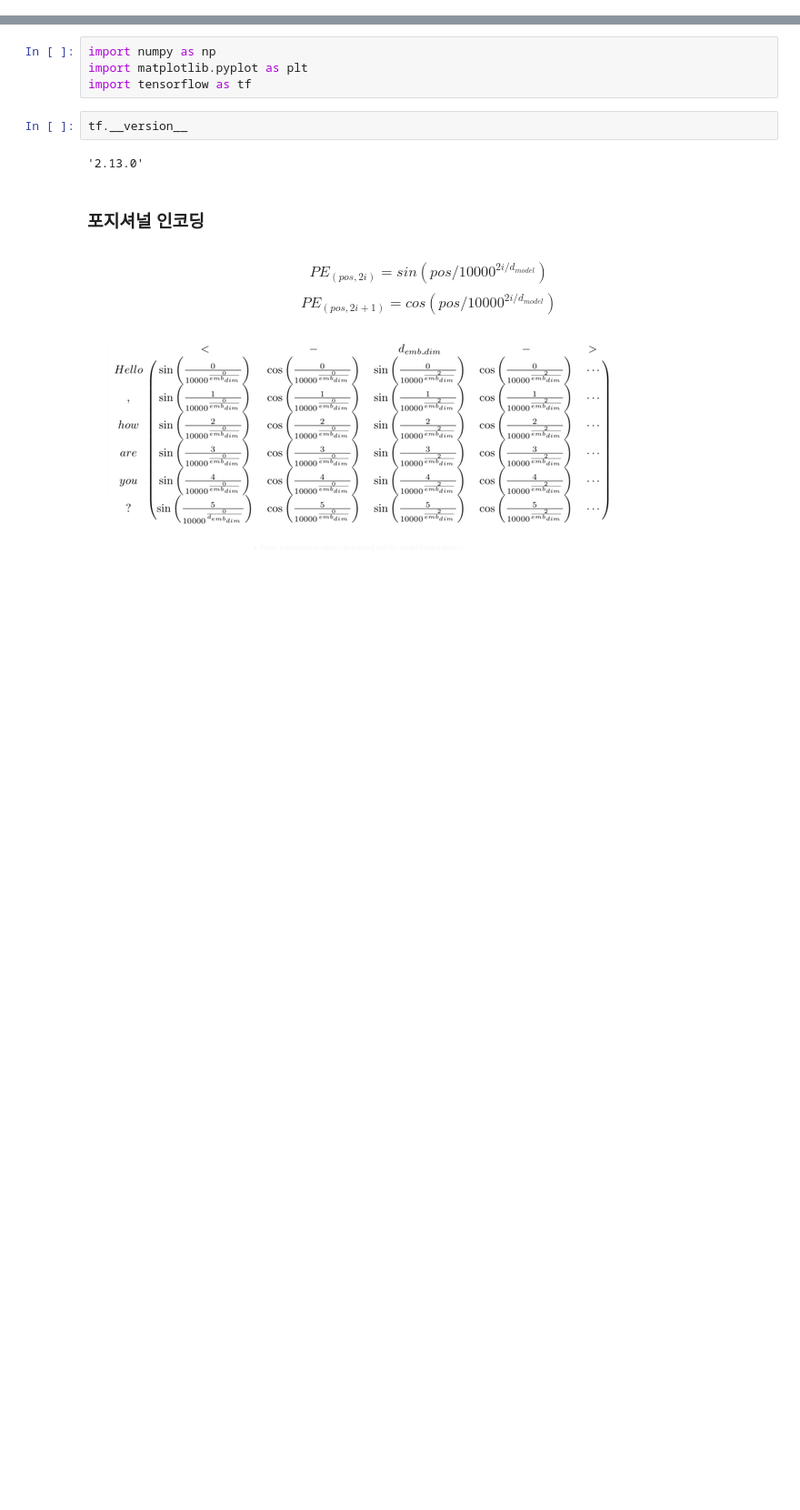
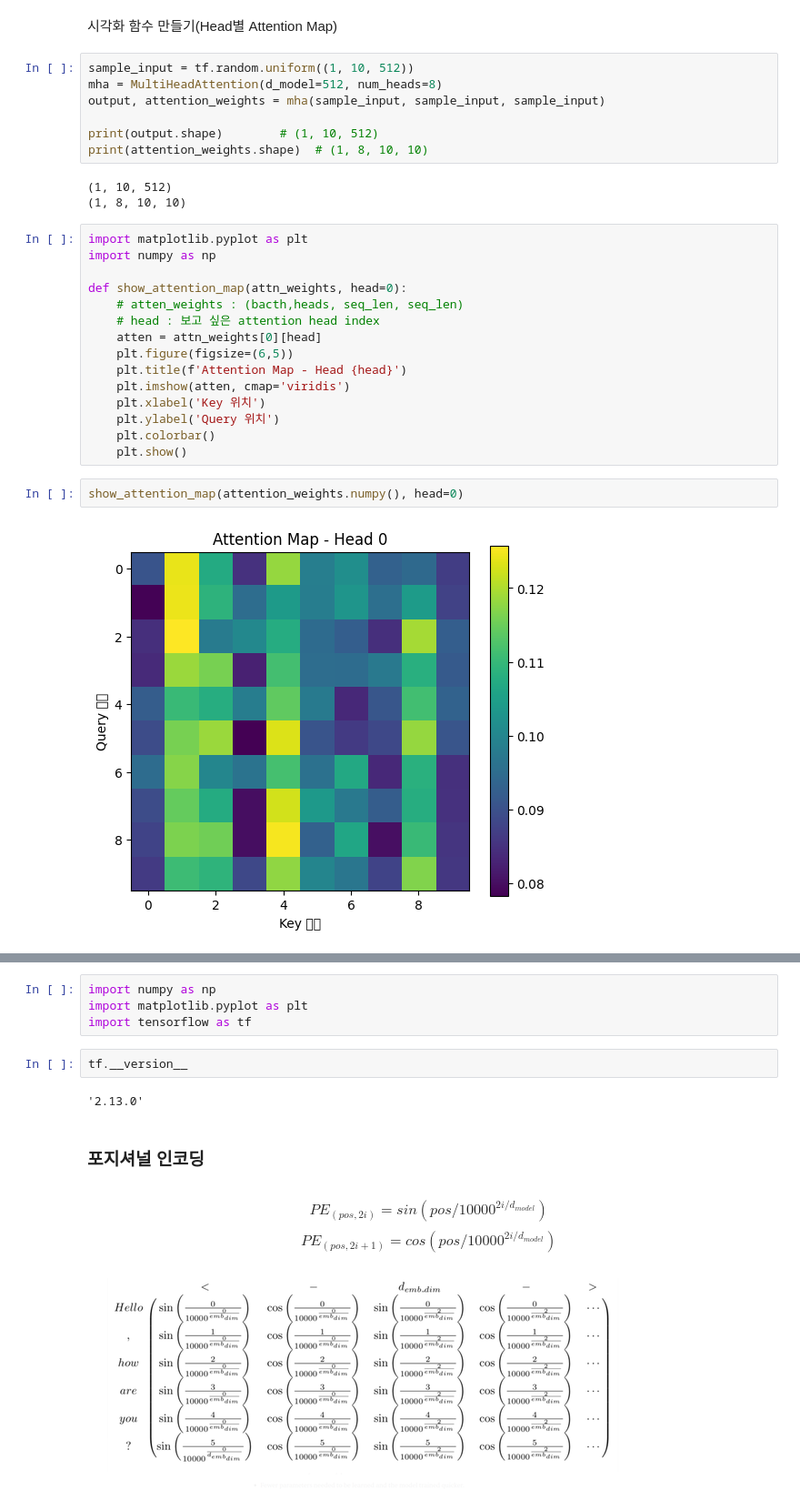
Before and after one commit to Youngpyoryu/Lecture_Note, a Jupyter notebook: 딥러닝/언어인지/Transformer_&_BERT.ipynb, the cells around one changed output, grey strips where cells are left out. Shown at 91% size. Drawn from its saved outputs; the diff is of its cells as text; blank space fills up the shorter version.

```diff
--- a/딥러닝/언어인지/Transformer_&_BERT.ipynb
+++ b/딥러닝/언어인지/Transformer_&_BERT.ipynb
@@ -7,0 +174,31 @@
+# %% [markdown]
+시각화 함수 만들기(Head별 Attention Map)
+# %%
+sample_input = tf.random.uniform((1, 10, 512))
+mha = MultiHeadAttention(d_model=512, num_heads=8)
+output, attention_weights = mha(sample_input, sample_input, sample_input)
+
+print(output.shape)        # (1, 10, 512)
+print(attention_weights.shape)  # (1, 8, 10, 10)
+# %% [output]
+(1, 10, 512)
+(1, 8, 10, 10)
+# %%
+import matplotlib.pyplot as plt
+import numpy as np
+
+def show_attention_map(attn_weights, head=0):
+    # atten_weights : (bacth,heads, seq_len, seq_len)
+    # head : 보고 싶은 attention head index
+    atten = attn_weights[0][head]
+    plt.figure(figsize=(6,5))
+    plt.title(f'Attention Map - Head {head}')
+    plt.imshow(atten, cmap='viridis')
+    plt.xlabel('Key 위치')
+    plt.ylabel('Query 위치')
+    plt.colorbar()
+    plt.show()
+# %%
+show_attention_map(attention_weights.numpy(), head=0)
+# %% [output]
+[figure, added]
```
Also changed, not shown: parts of 28 cells of this notebook.
